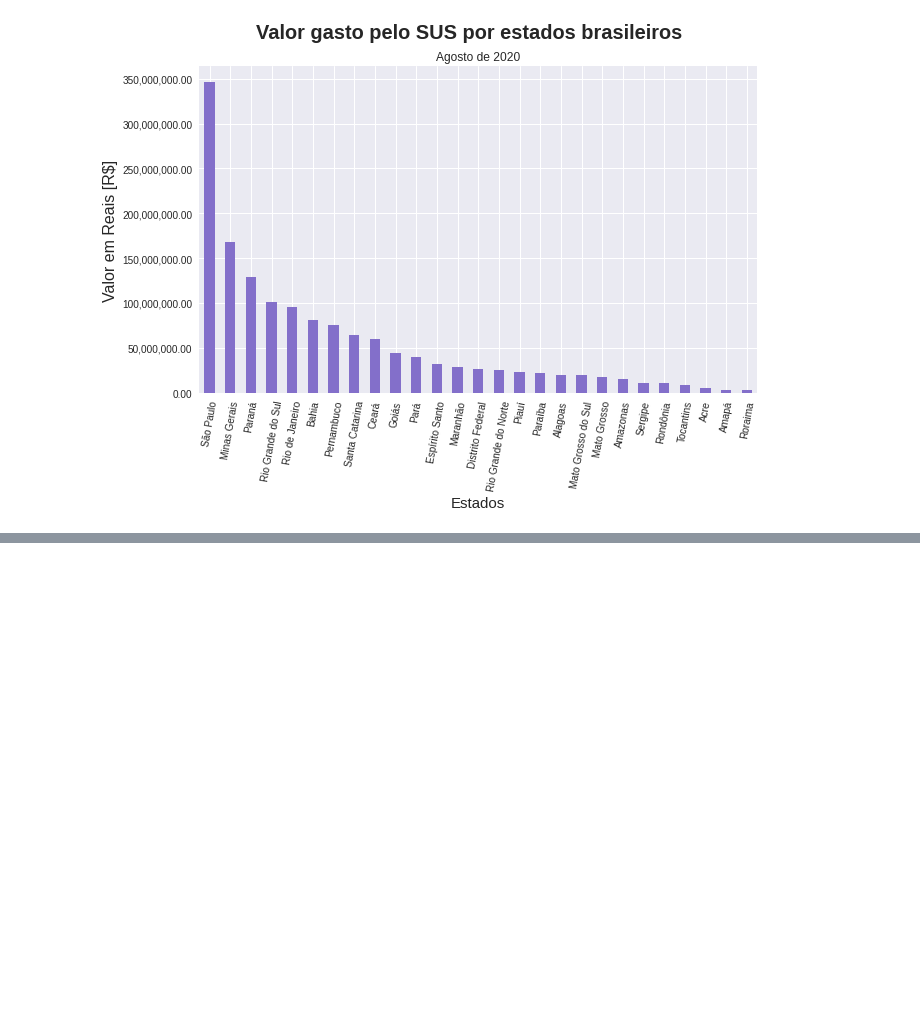
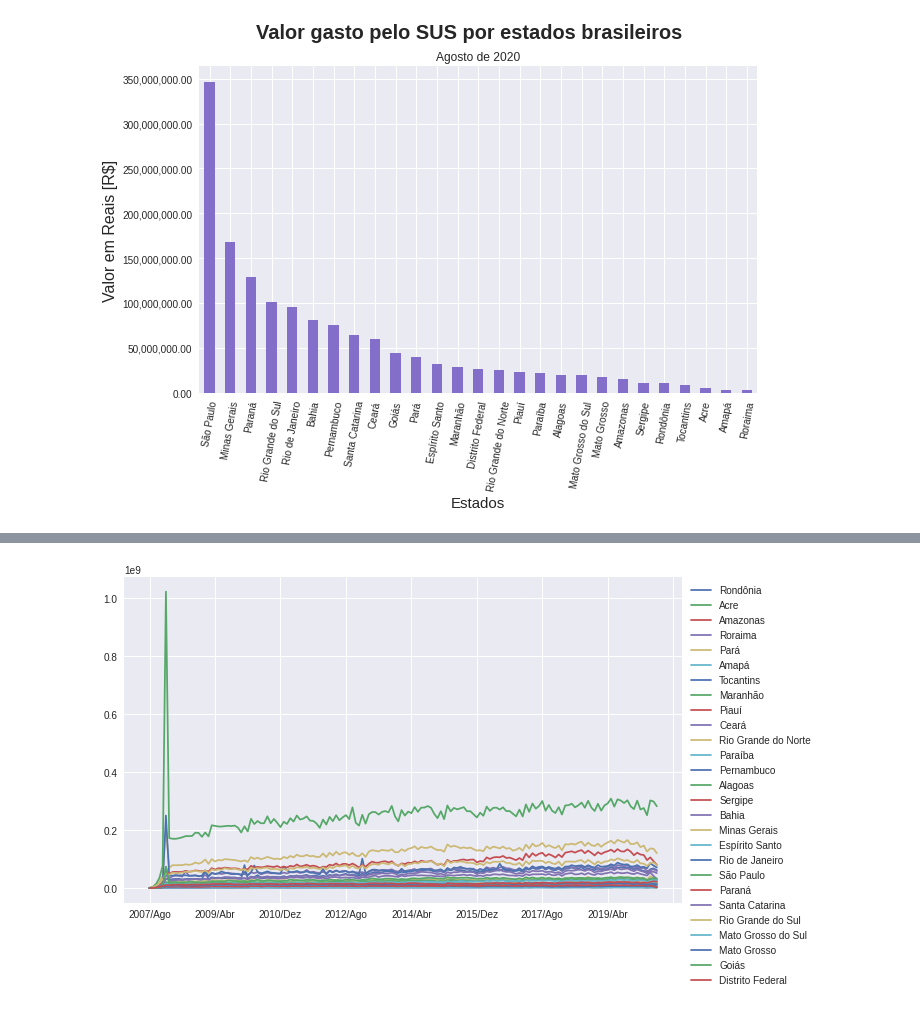
Before and after one commit to JuniorTorresMTJ/Bootcamp_Data_Science_Aplicada_Alura, a Jupyter notebook: notebook/Analisando_Dados_Sáude_Pandas.ipynb, the cells around one changed output, grey strips where cells are left out. Saved outputs shown, nothing was run; the diff lists cells and outputs as text; code cells hidden in the pictures; blank space fills up the shorter version.

```diff
--- a/notebook/Analisando_Dados_Sáude_Pandas.ipynb
+++ b/notebook/Analisando_Dados_Sáude_Pandas.ipynb
@@ -251,0 +285,6 @@ plt.show()
+# %%
+usable = data.mean().index.tolist()
+usable.insert(0, "Unidade da Federação")
+# %%
+usable = data[usable]
+usable.head()
@@ -251,0 +299,2 @@ plt.show()
+# %%
+usable = usable.set_index("Unidade da Federação")
@@ -251,0 +347,8 @@ plt.show()
+# %%
+ usable.drop("Total", axis=1, inplace=True)
+# %%
+usable.T.plot(figsize=(10,6))
+plt.legend(loc = 'best', bbox_to_anchor=(1, 1), )
+plt.show()
+# %% [output]
+[figure, added]
```
Also changed, not shown: parts of 24 cells of this notebook.
